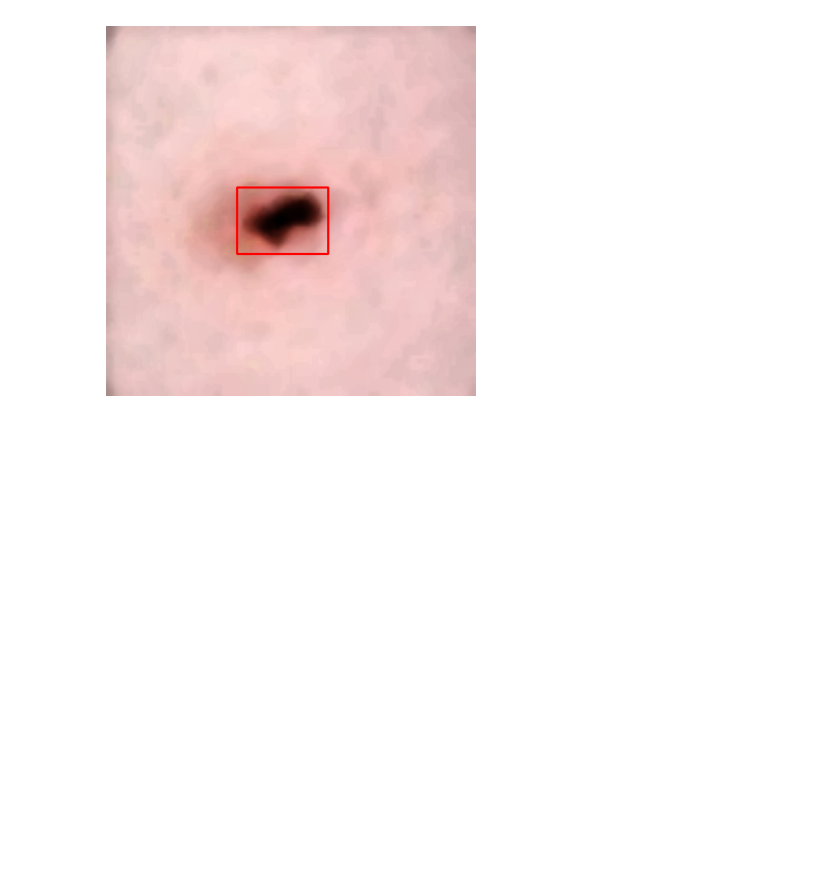
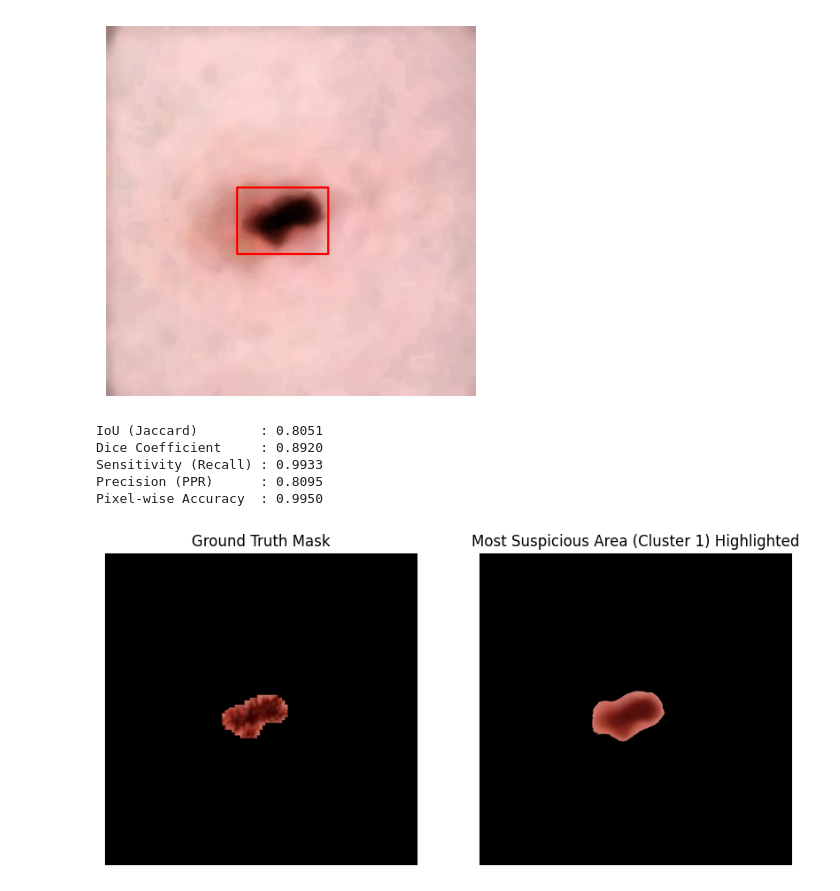
Before and after one commit to PCD-G4/PROJRCT_MELANOMA, a Jupyter notebook: melanoma_detection.ipynb, the cells around one changed output. Saved outputs shown, nothing was run; the diff lists cells and outputs as text; code cells hidden in the pictures; blank space fills up the shorter version.

Commit message:
add ground truth validation calc

```diff
--- a/melanoma_detection.ipynb
+++ b/melanoma_detection.ipynb
@@ -426,0 +514,48 @@ plt.show()
+# %%
+
+gt_mask = cv2.imread('0_GT.png')
+gt_mask = cv2.cvtColor(gt_mask, cv2.COLOR_BGR2RGB)
+
+
+# Crop (center crop)
+h, w = gt_mask.shape[:2]
+center_x, center_y = w//2, h//2
+crop_size = min(h, w) // 2
+gt_mask_cropped = gt_mask[center_y-crop_size:center_y+crop_size, center_x-crop_size:center_x+crop_size]
+
+# Resize to standard size
+gt_mask_resized = cv2.resize(gt_mask_cropped, (512, 512))
+
+gt_mask_resized = cv2.cvtColor(gt_mask_resized, cv2.COLOR_BGR2GRAY)
+# Convert pred_bin to single-channel binary image
+pred_bin = cv2.cvtColor(masked_image_gt, cv2.COLOR_RGB2GRAY)
+
+# Resize gt_mask to match the shape of pred_bin
+
+# Binarisasi
+_, pred_bin = cv2.threshold(pred_bin, 0, 1, cv2.THRESH_BINARY)
+_, gt_bin = cv2.threshold(gt_mask_resized, 0, 1, cv2.THRESH_BINARY)
+
+# Evaluasi
+evaluate_segmentation_advanced(pred_bin, gt_bin)
+
+# --- Display the results ---
+plt.figure(figsize=(10, 5))
+
+plt.subplot(1, 2, 1)
+plt.title('Ground Truth Mask')
+plt.imshow(gt_mask)
+plt.axis('off')
+
+plt.subplot(1, 2, 2)
+plt.title(f'Most Suspicious Area (Cluster {darkest_cluster}) Highlighted')
+plt.imshow(masked_image_gt)
+plt.axis('off')
+plt.show()
+# %% [output]
+IoU (Jaccard)        : 0.8051
+Dice Coefficient     : 0.8920
+Sensitivity (Recall) : 0.9933
+Precision (PPR)      : 0.8095
+Pixel-wise Accuracy  : 0.9950
+[figure, added]
```
Also changed, not shown: parts of 7 cells of this notebook, 1 other file.
